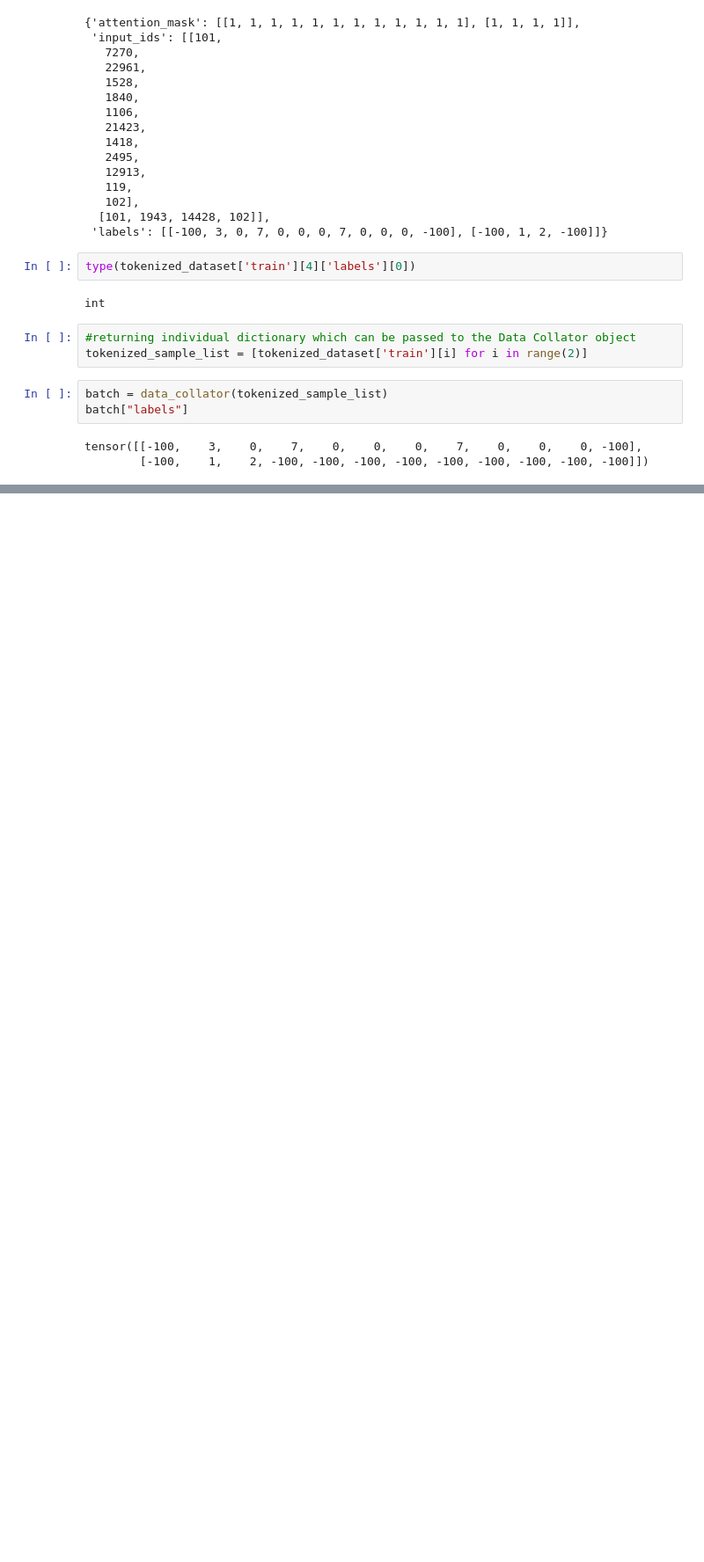
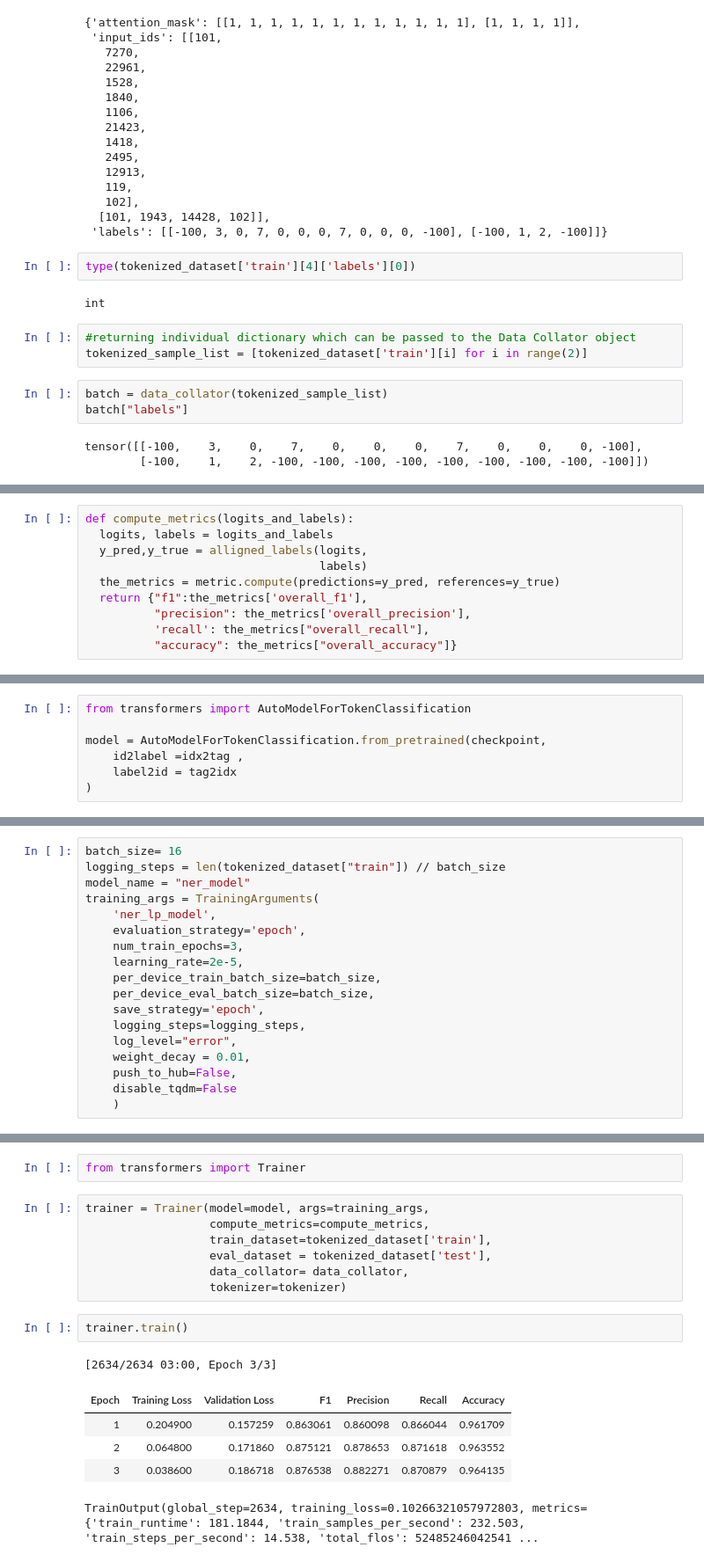
Before and after one commit to ankit-kothari/Data-Science-Journey, a Jupyter notebook: ner_fine_tuning.ipynb, the cells around one changed output, grey strips where cells are left out. Shown: that part at 88% size. Saved outputs shown, nothing was run; the diff lists cells and outputs as text; blank space fills up the shorter version.

```diff
--- a/ner_fine_tuning.ipynb
+++ b/ner_fine_tuning.ipynb
@@ -411,0 +513,10 @@ tensor([[-100,    3,    0,    7,    0,    0,    0,    7,    0,    0,    0, -100]
+# %%
+def compute_metrics(logits_and_labels):
+  logits, labels = logits_and_labels
+  y_pred,y_true = alligned_labels(logits,
+                                  labels)
+  the_metrics = metric.compute(predictions=y_pred, references=y_true)
+  return {"f1":the_metrics['overall_f1'],
+          "precision": the_metrics['overall_precision'],
+          'recall': the_metrics["overall_recall"],
+          "accuracy": the_metrics["overall_accuracy"]}
@@ -411,0 +525,7 @@ tensor([[-100,    3,    0,    7,    0,    0,    0,    7,    0,    0,    0, -100]
+# %%
+from transformers import AutoModelForTokenClassification
+
+model = AutoModelForTokenClassification.from_pretrained(checkpoint,
+    id2label =idx2tag ,
+    label2id = tag2idx
+)
@@ -411,0 +542,18 @@ tensor([[-100,    3,    0,    7,    0,    0,    0,    7,    0,    0,    0, -100]
+# %%
+batch_size= 16
+logging_steps = len(tokenized_dataset["train"]) // batch_size
+model_name = "ner_model"
+training_args = TrainingArguments(
+    'ner_lp_model',
+    evaluation_strategy='epoch',
+    num_train_epochs=3,
+    learning_rate=2e-5,
+    per_device_train_batch_size=batch_size,
+    per_device_eval_batch_size=batch_size,
+    save_strategy='epoch',
+    logging_steps=logging_steps,
+    log_level="error",
+    weight_decay = 0.01,
+    push_to_hub=False,
+    disable_tqdm=False
+    )
@@ -411,0 +562,18 @@ tensor([[-100,    3,    0,    7,    0,    0,    0,    7,    0,    0,    0, -100]
+# %%
+from transformers import Trainer
+# %%
+trainer = Trainer(model=model, args=training_args,
+                  compute_metrics=compute_metrics,
+                  train_dataset=tokenized_dataset['train'],
+                  eval_dataset = tokenized_dataset['test'],
+                  data_collator= data_collator,
+                  tokenizer=tokenizer)
+# %%
+trainer.train()
+# %% [output]
+[2634/2634 03:00, Epoch 3/3]
+| Epoch | Training Loss | Validation Loss | F1 | Precision | Recall | Accuracy |
+| 1 | 0.204900 | 0.157259 | 0.863061 | 0.860098 | 0.866044 | 0.961709 |
+| 2 | 0.064800 | 0.171860 | 0.875121 | 0.878653 | 0.871618 | 0.963552 |
+| 3 | 0.038600 | 0.186718 | 0.876538 | 0.882271 | 0.870879 | 0.964135 |
+TrainOutput(global_step=2634, training_loss=0.10266321057972803, metrics={'train_runtime': 181.1844, 'train_samples_per_second': 232.503, 'train_steps_per_second': 14.538, 'total_flos': 52485246042541 ...
```
Also changed, not shown: parts of 18 cells of this notebook.
